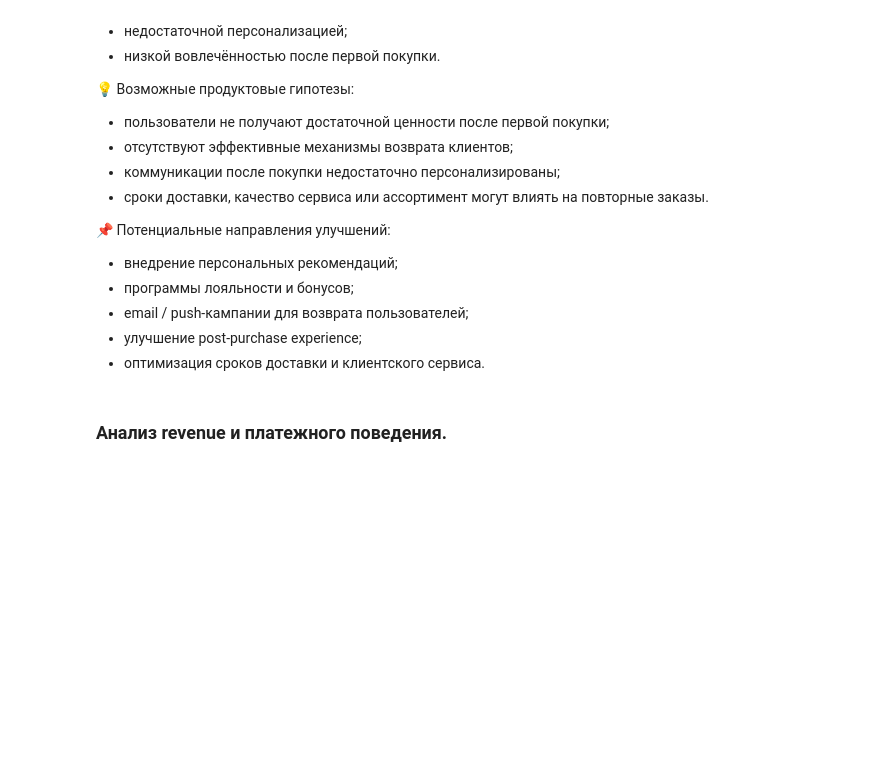
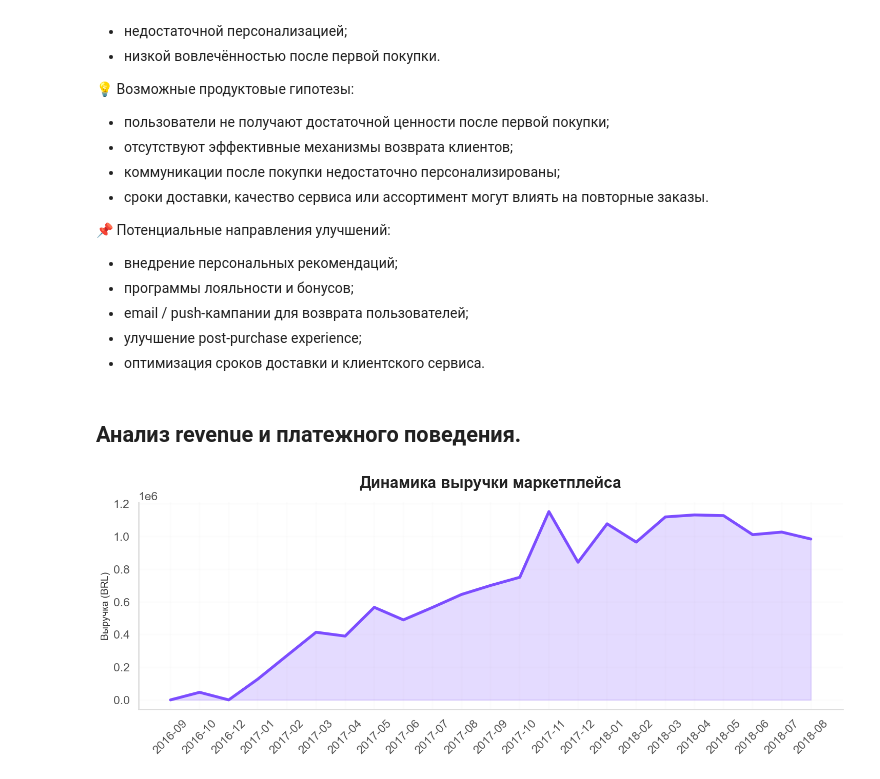
Before and after one commit to Malentaaa/product-analytics-project, a Jupyter notebook: project.ipynb, the cells around one changed output. Saved outputs shown, nothing was run; the diff lists cells and outputs as text; code cells hidden in the pictures; blank space fills up the shorter version.

Commit message:
добавлен анализ кумутгу и платежного поведения. Сделаны общие выводы

```diff
--- a/project.ipynb
+++ b/project.ipynb
@@ -1227,4 +1325,57 @@ plt.show()
 - улучшение post-purchase experience;
 - оптимизация сроков доставки и клиентского сервиса.
 # %% [markdown]
-### Анализ revenue и платежного поведения.
+## Анализ revenue и платежного поведения.
+# %%
+revenue_df = orders.merge(
+    payments,
+    on='order_id',
+    how='left'
+)
+
+revenue_df = revenue_df[
+    revenue_df['order_status'] == 'delivered'
+]
+# %%
+monthly_revenue = (
+    revenue_df.groupby(
+        revenue_df['order_purchase_timestamp'].dt.to_period('M')
+    )['payment_value']
+    .sum()
+)
+# %%
+plt.figure(figsize=(15,6))
+
+sns.lineplot(
+    x=monthly_revenue.index.astype(str),
+    y=monthly_revenue.values,
+    linewidth=4,
+    color='#7C4DFF'
+)
+
+plt.fill_between(
+    monthly_revenue.index.astype(str),
+    monthly_revenue.values,
+    alpha=0.2,
+    color='#7C4DFF'
+)
+
+plt.title(
+    'Динамика выручки маркетплейса',
+    fontsize=22,
+    pad=20,
+    weight='bold'
+)
+
+plt.xlabel('')
+plt.ylabel('Выручка (BRL)', fontsize=14)
+
+plt.xticks(rotation=45)
+
+sns.despine()
+plt.grid(alpha=0.15)
+
+plt.tight_layout()
+plt.show()
+# %% [output]
+[figure, added]
```
Also changed, not shown: parts of 19 cells of this notebook.
